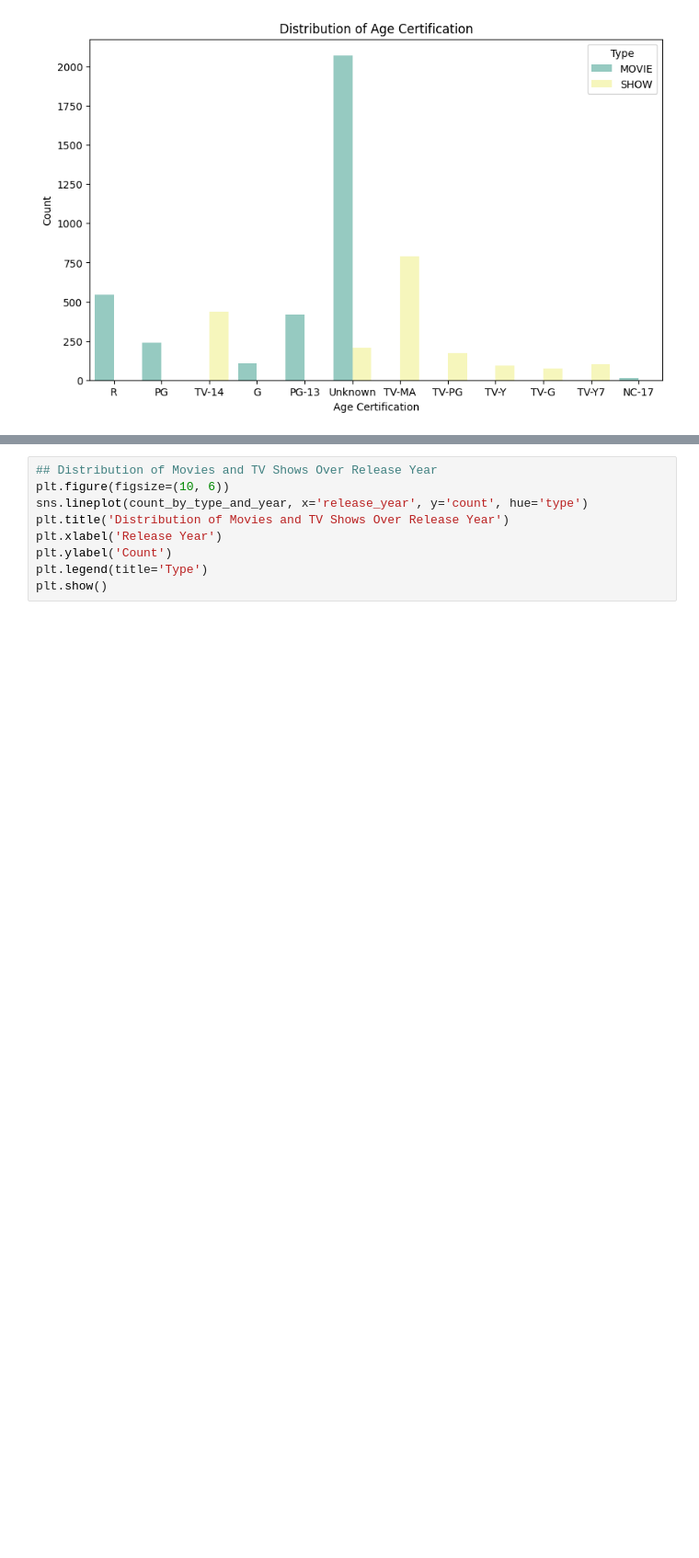
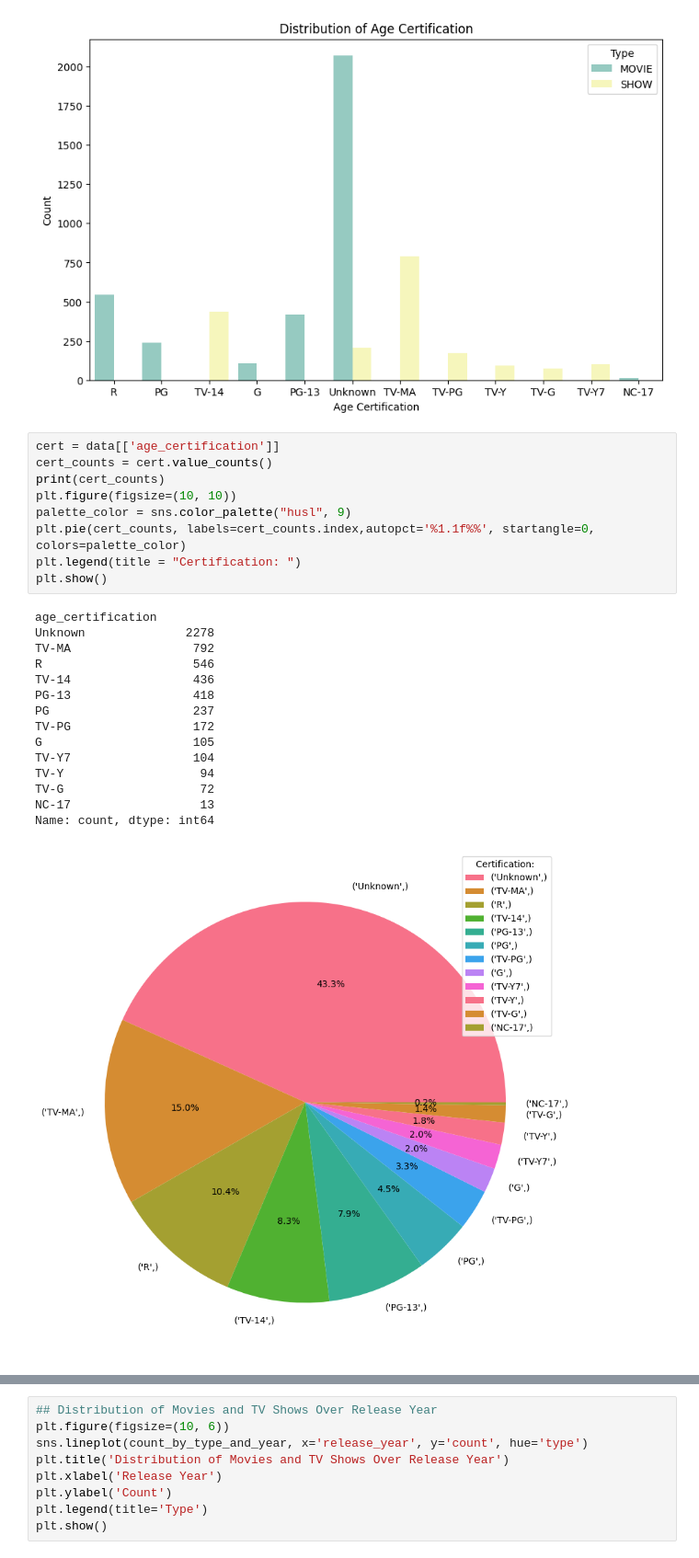
Before and after one commit to soumi22/Netflix-Movies-Shows, a Jupyter notebook: Netflix_TV_Shows_&_Movies.ipynb, the cells around one changed output, grey strips where cells are left out. Shown at 92% size. Drawn from its saved outputs; the diff is of its cells as text; blank space fills up the shorter version.

```diff
--- a/Netflix_TV_Shows_&_Movies.ipynb
+++ b/Netflix_TV_Shows_&_Movies.ipynb
@@ -278,3 +285,28 @@ plt.legend(title='Type')
 plt.show()
 # %% [output]
 [figure]
+# %%
+cert = data[['age_certification']]
+cert_counts = cert.value_counts()
+print(cert_counts)
+plt.figure(figsize=(10, 10))
+palette_color = sns.color_palette("husl", 9)
+plt.pie(cert_counts, labels=cert_counts.index,autopct='%1.1f%%', startangle=0, colors=palette_color)
+plt.legend(title = "Certification: ")
+plt.show()
+# %% [output]
+age_certification
+Unknown              2278
+TV-MA                 792
+R                     546
+TV-14                 436
+PG-13                 418
+PG                    237
+TV-PG                 172
+G                     105
+TV-Y7                 104
+TV-Y                   94
+TV-G                   72
+NC-17                  13
+Name: count, dtype: int64
+[figure, added]
```
Also changed, not shown: parts of 66 cells of this notebook.
